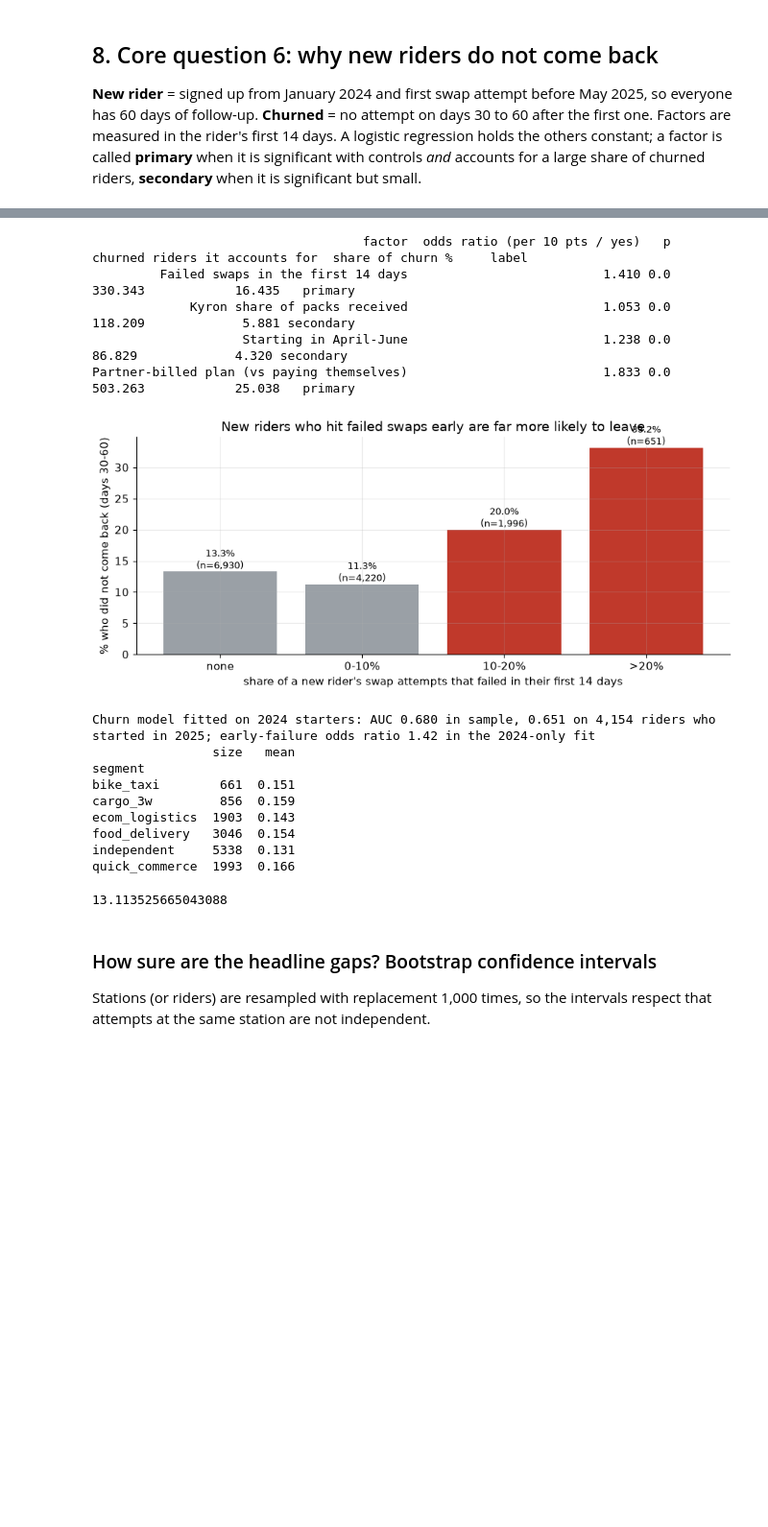
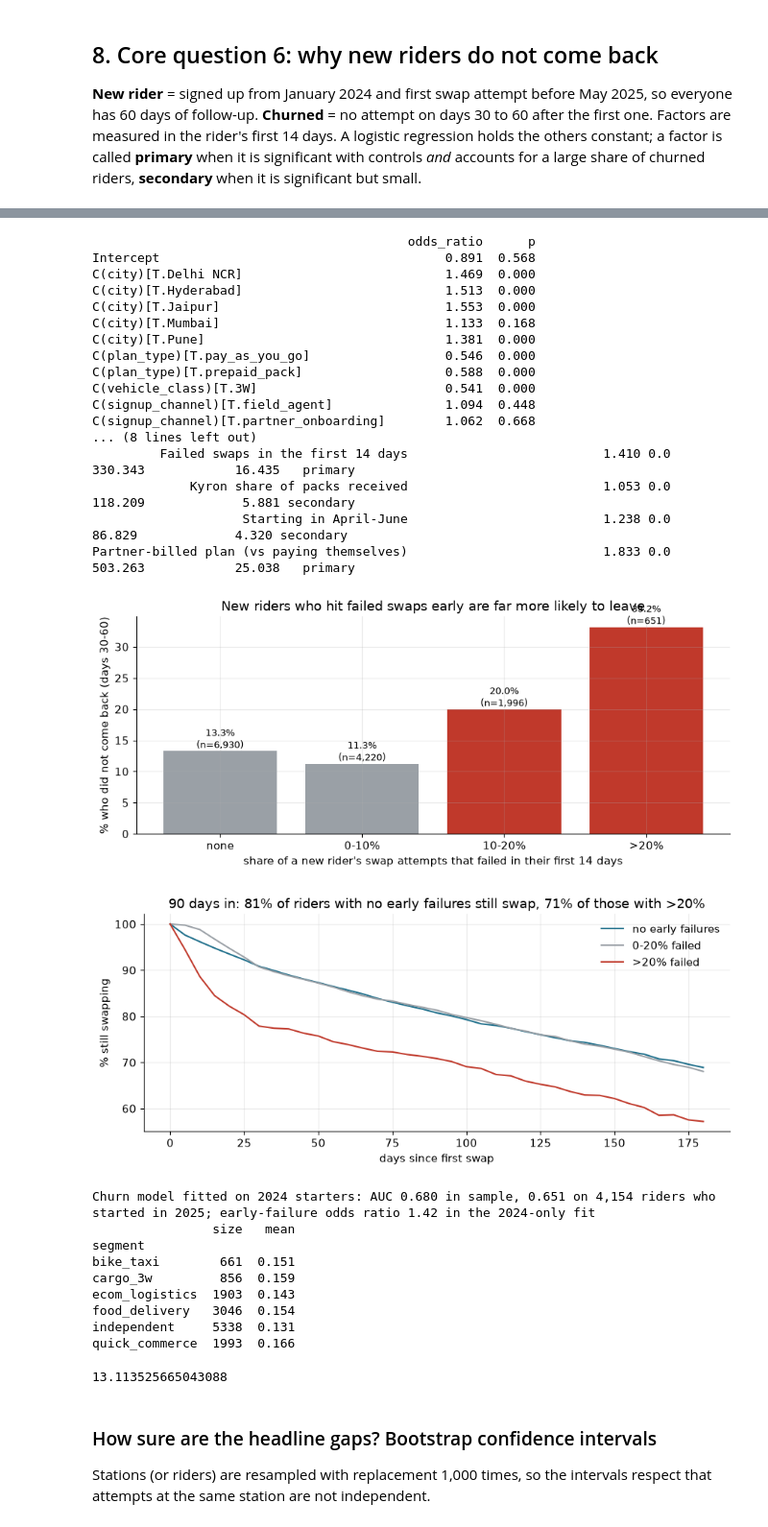
Before and after one commit to kinnuworks/next-april, a Jupyter notebook: notebooks/next_april.ipynb, the cells around one changed output, grey strips where cells are left out. Shown at 96% size. Cells and saved outputs as stored; diff of their text form; code cells hidden in the pictures; blank space fills up the shorter version.

```diff
--- a/notebooks/next_april.ipynb
+++ b/notebooks/next_april.ipynb
@@ -824,6 +870,22 @@ ax.set_xlabel("share of a new rider's swap attempts that failed in their first 1
 ax.set_title("New riders who hit failed swaps early are far more likely to leave")
 savefig(fig, "q6_churn")
 
+# Survival view: share of new riders still active N days after their first swap (active = any attempt on or after day N),
+# by early failure group; riders whose window runs past the end of the data are counted only where observable.
+lastseen = sql("""with fa as (select rider_id, min(ts) t0, max(ts) t1 from evr group by 1) select rider_id, date_diff('day', t0, t1) life, date_diff('day', t0, timestamp '2025-06-30 23:59:59') obs from fa""")
+sv = nr[["rider_id", "frate"]].merge(lastseen, on="rider_id")
+sv["grp"] = pd.cut(sv.frate, [-.001, 0, .2, 1], labels=["no early failures", "0-20% failed", ">20% failed"])
+days = np.arange(0, 181, 5); curves = {}
+for gname, g in sv.groupby("grp"):
+    curves[gname] = [100*(g[g.obs >= d_].life >= d_).mean() for d_ in days]
+fact("surv90_nofail_pct", curves["no early failures"][list(days).index(90)]); fact("surv90_highfail_pct", curves[">20% failed"][list(days).index(90)])
+fig, ax = plt.subplots(figsize=(9, 4))
+for gname, col in [("no early failures", GOOD), ("0-20% failed", MUTED), (">20% failed", ACCENT)]:
+    ax.plot(days, curves[gname], color=col, label=gname)
+ax.set_xlabel("days since first swap"); ax.set_ylabel("% still swapping"); ax.legend(frameon=False)
+ax.set_title(f"90 days in: {FACTS['surv90_nofail_pct']:.0f}% of riders with no early failures still swap, {FACTS['surv90_highfail_pct']:.0f}% of those with >20%")
+savefig(fig, "q6_survival")
+
 # Out-of-sample check: fit on riders who started before 2025, predict riders who started in 2025
 from sklearn.metrics import roc_auc_score
 nr_m = nr  # riders with no completed swap in 14 days have no pack supplier share; the model drops them too
@@ -858,9 +917,22 @@ summer_start                                   1.238  0.000
-                                    factor  odds ratio (per 10 pts / yes)   p  churned riders it accounts for  share of churn %     label
+                                          odds_ratio      p
+Intercept                                      0.891  0.568
+C(city)[T.Delhi NCR]                           1.469  0.000
+C(city)[T.Hyderabad]                           1.513  0.000
+C(city)[T.Jaipur]                              1.553  0.000
+C(city)[T.Mumbai]                              1.133  0.168
+C(city)[T.Pune]                                1.381  0.000
+C(plan_type)[T.pay_as_you_go]                  0.546  0.000
+C(plan_type)[T.prepaid_pack]                   0.588  0.000
+C(vehicle_class)[T.3W]                         0.541  0.000
+C(signup_channel)[T.field_agent]               1.094  0.448
+C(signup_channel)[T.partner_onboarding]        1.062  0.668
+... (8 lines left out)
          Failed swaps in the first 14 days                          1.410 0.0                         330.343            16.435   primary
              Kyron share of packs received                          1.053 0.0                         118.209             5.881 secondary
                     Starting in April-June                          1.238 0.0                          86.829             4.320 secondary
 Partner-billed plan (vs paying themselves)                          1.833 0.0                         503.263            25.038   primary
 [figure]
+[figure, added]
 Churn model fitted on 2024 starters: AUC 0.680 in sample, 0.651 on 4,154 riders who started in 2025; early-failure odds ratio 1.42 in the 2024-only fit
                 size   mean
 segment
```
Also changed, not shown: parts of 13 cells of this notebook, 12 other files.
